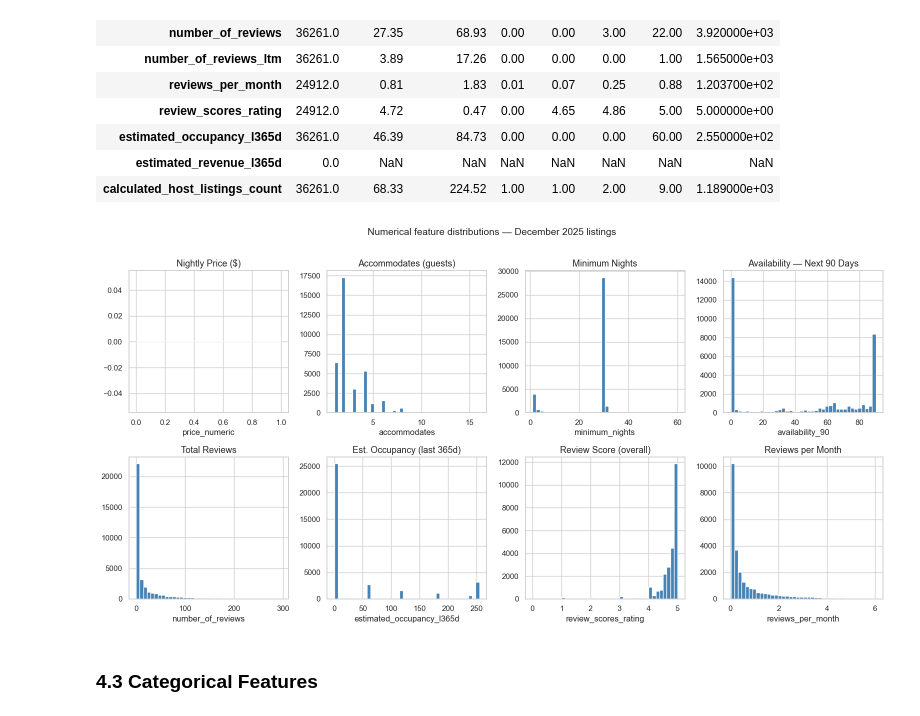
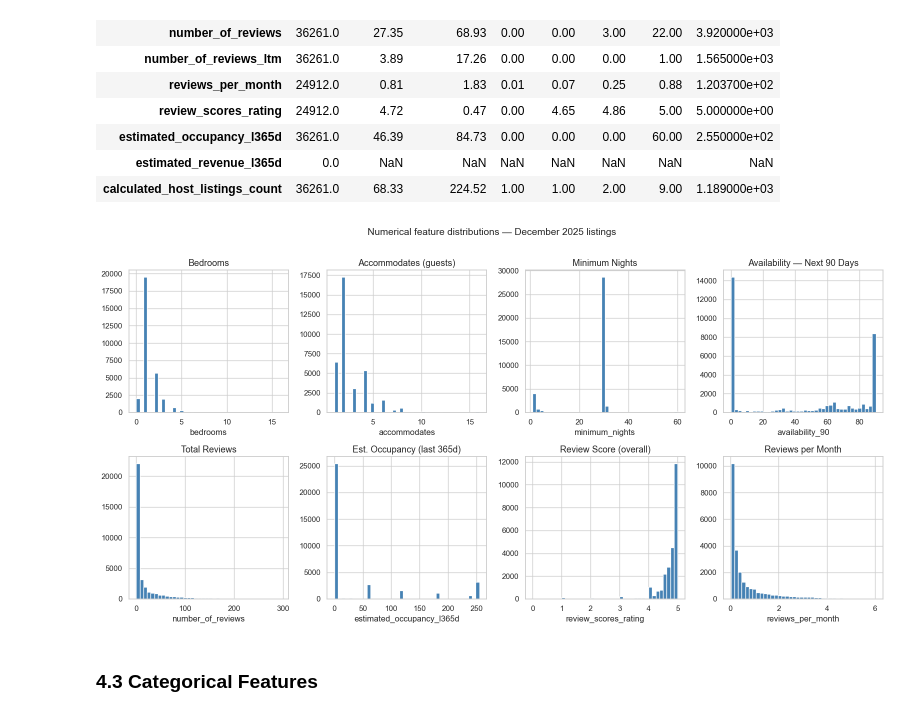
Before and after one commit to alibakir01/ML-Final, a Jupyter notebook: Internship/notebooks/01_EDA.ipynb, the cells around one changed output. Drawn from its saved outputs; the diff is of its cells as text; code cells hidden in the pictures.

```diff
--- a/Internship/notebooks/01_EDA.ipynb
+++ b/Internship/notebooks/01_EDA.ipynb
@@ -172,8 +172,12 @@ missing_pct = missing_pct[missing_pct > 0]
 print(f'{len(missing_pct)} columns have missing values')
 print(missing_pct.round(1).to_string())
 
-fig, ax = plt.subplots(figsize=(10, max(4, 0.32 * len(missing_pct))))
-sns.barplot(x=missing_pct.values, y=missing_pct.index, ax=ax, color='steelblue')
+# Columns below this are missing a handful of rows out of ~36k -- real, but an
+# invisible sliver on a 0-100% scale next to columns that are ~100% missing.
+plot_pct = missing_pct[missing_pct >= 0.1]
+
+fig, ax = plt.subplots(figsize=(10, max(4, 0.32 * len(plot_pct))))
+sns.barplot(x=plot_pct.values, y=plot_pct.index, ax=ax, color='steelblue')
 ax.set_title('Missing value % per column — December 2025 listings')
 ax.set_xlabel('% missing')
 plt.tight_layout()
@@ -250,35 +254,37 @@ listings[num_cols].describe().T.round(2)
 | calculated_host_listings_count | 36261.0 | 68.33 | 224.52 | 1.00 | 1.00 | 2.00 | 9.00 | 1.189000e+03 |
 # %%
 plot_specs = [
-    ('price_numeric',             'Nightly Price ($)',               0.99),
+    ('bedrooms',                  'Bedrooms',                         1.00),
     ('accommodates',              'Accommodates (guests)',           1.00),
     ('minimum_nights',            'Minimum Nights',                  0.98),
     ('availability_90',           'Availability — Next 90 Days',    1.00),
     ('number_of_reviews',         'Total Reviews',                   0.99),
     ('estimated_occupancy_l365d', 'Est. Occupancy (last 365d)',      1.00),
     ('review_scores_rating',      'Review Score (overall)',          1.00),
     ('reviews_per_month',         'Reviews per Month',               0.99),
 ]
 plot_specs = [(c, lbl, q) for c, lbl, q in plot_specs if c in listings.columns]
+# `price` is excluded here: it is 100% empty in the December 2025 listings snapshot
+# (see Section 11, which audits price coverage across all 6 months and picks a source).
 
 n = len(plot_specs)
 ncols_grid = 4
 nrows_grid = (n + ncols_grid - 1) // ncols_grid
 fig, axes = plt.subplots(nrows_grid, ncols_grid, figsize=(16, 4 * nrows_grid))
 for ax, (col, label, q) in zip(axes.flat, plot_specs):
     data = listings[col].dropna()
     clip = data.quantile(q)
     ax.hist(data[data <= clip], bins=40, color='steelblue', edgecolor='white')
     ax.set_title(label)
     ax.set_xlabel(col)
 for ax in axes.flat[n:]:
     ax.set_visible(False)
 plt.suptitle('Numerical feature distributions — December 2025 listings', y=1.01, fontsize=14)
 plt.tight_layout()
 plt.savefig(OUT_DIR / 'num_distributions_dec2025.png', dpi=120, bbox_inches='tight')
 plt.show()
 # %% [output]
-[figure, old version]
+[figure, new version]
 # %% [markdown]
 ### 4.3 Categorical Features
 # %%
```
Also changed, not shown: parts of 8 cells of this notebook, 45 other files.
